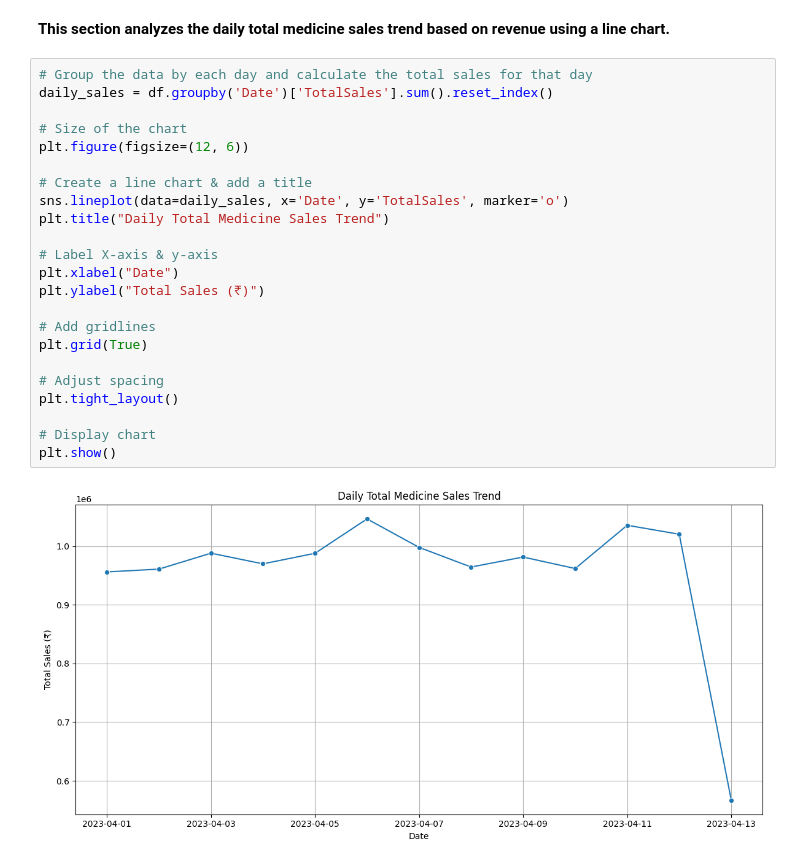
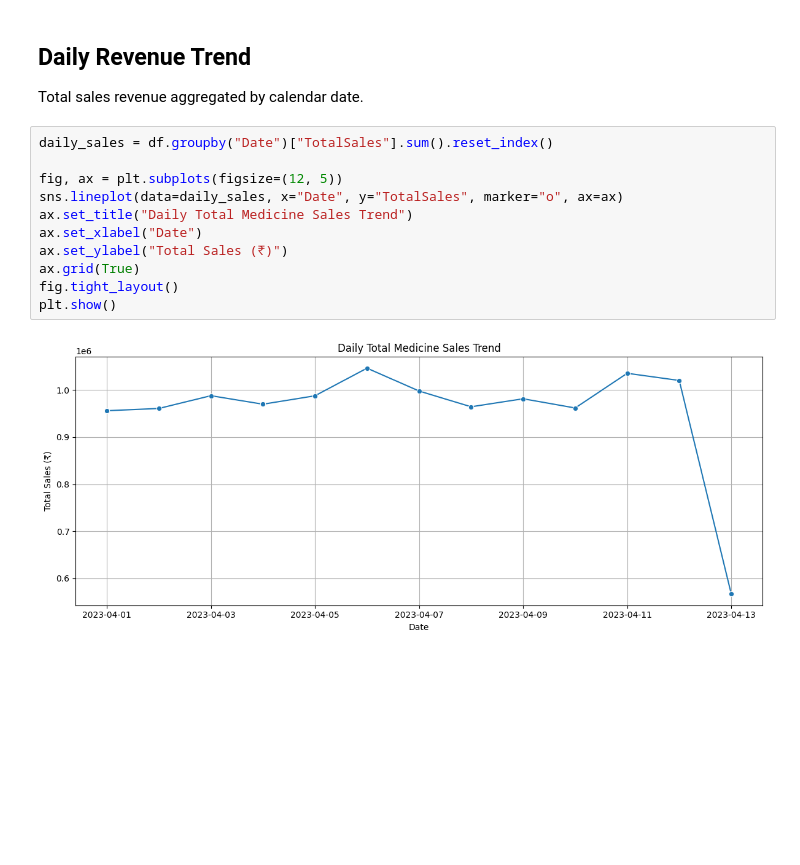
Before and after one commit to blaZeR0721/Medical_Sales_Analysis, a Jupyter notebook: notebooks/01_medicine_sales_analysis.ipynb, the cells around one changed output. Saved outputs shown, nothing was run; the diff lists cells and outputs as text; blank space fills up the shorter version.

```diff
--- a/notebooks/01_medicine_sales_analysis.ipynb
+++ b/notebooks/01_medicine_sales_analysis.ipynb
@@ -18,29 +37,19 @@ df['Time'] = df['DateTime'].dt.time
-# %% [markdown]
-**This section analyzes the daily total medicine sales trend based on revenue using a line chart.**
+# %% [markdown]
+## Daily Revenue Trend
+
+Total sales revenue aggregated by calendar date.
 # %%
-# Group the data by each day and calculate the total sales for that day
-daily_sales = df.groupby('Date')['TotalSales'].sum().reset_index()
+daily_sales = df.groupby("Date")["TotalSales"].sum().reset_index()
 
-# Size of the chart
-plt.figure(figsize=(12, 6))
-
-# Create a line chart & add a title
-sns.lineplot(data=daily_sales, x='Date', y='TotalSales', marker='o')
-plt.title("Daily Total Medicine Sales Trend")
-
-# Label X-axis & y-axis
-plt.xlabel("Date")
-plt.ylabel("Total Sales (₹)")
-
-# Add gridlines
-plt.grid(True)
-
-# Adjust spacing
-plt.tight_layout()
-
-# Display chart
+fig, ax = plt.subplots(figsize=(12, 5))
+sns.lineplot(data=daily_sales, x="Date", y="TotalSales", marker="o", ax=ax)
+ax.set_title("Daily Total Medicine Sales Trend")
+ax.set_xlabel("Date")
+ax.set_ylabel("Total Sales (₹)")
+ax.grid(True)
+fig.tight_layout()
 plt.show()
 # %% [output]
-[figure, old version]
+[figure, new version]
 # %% [markdown]
 ### Observed Trends
```
Also changed, not shown: parts of 21 cells of this notebook, 7 other files.
